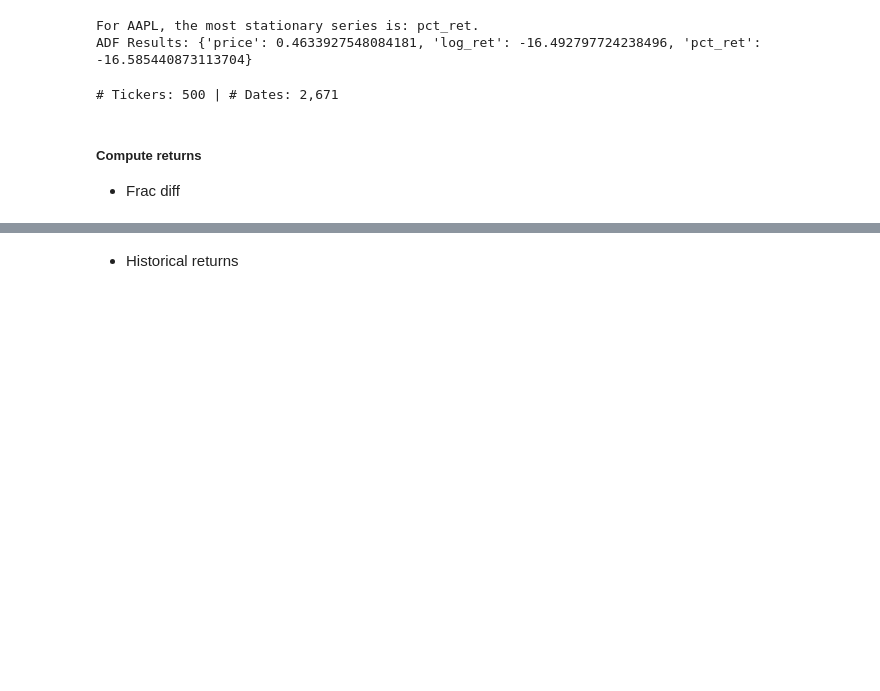
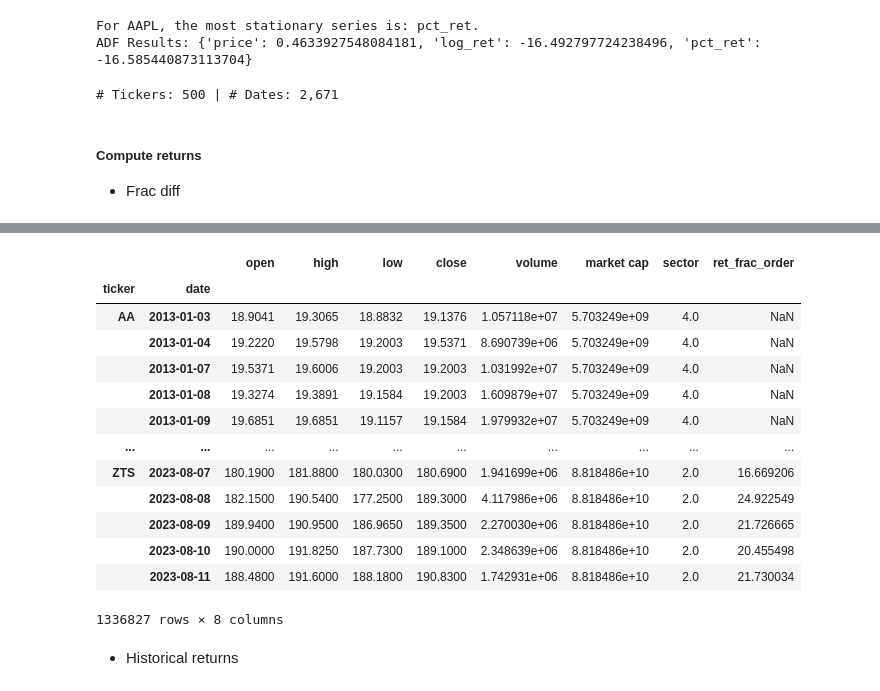
Before and after one commit to skhan61/QuantProject, a Jupyter notebook: 01_sample_selection.ipynb, the cells around one changed output, grey strips where cells are left out. Drawn from its saved outputs; the diff is of its cells as text; code cells hidden in the pictures; blank space fills up the shorter version.

```diff
--- a/01_sample_selection.ipynb
+++ b/01_sample_selection.ipynb
@@ -269,3 +240,63 @@ ModuleNotFoundError: No module named 'fracdiff'
+# %%
+import numpy as np
+import pandas as pd
+from tsfracdiff import FractionalDifferentiator
+
+def process_tickers(df, num_tickers=None):
+    processed_dfs = []
+
+    # If num_tickers is not provided, process all tickers
+    if num_tickers is None:
+        ticker_groups = list(df.groupby(level=0))
+    else:
+        ticker_groups = list(df.groupby(level=0))[:num_tickers]
+
+    for ticker, group in ticker_groups:
+        group_copy = group.copy()
+
+        # Calculate X_frac
+        frac_diff = FractionalDifferentiator()
+        X_frac = frac_diff.FitTransform(group_copy[['close']])
+
+        # The number of NaN values needed to align X_frac with close
+        nans_needed = len(group_copy) - len(X_frac)
+
+        # Create a NaN series of required length
+        nan_series = pd.Series([np.nan] * nans_needed)
+
+        # Append the NaN series to the start of X_frac
+        X_frac_aligned = nan_series.append(X_frac['close']).reset_index(drop=True)
+
+        # Add the aligned X_frac to the group
+        column_name = f"ret_frac_order"
+        group_copy[column_name] = X_frac_aligned.values
+
+        processed_dfs.append(group_copy)
+
+    # Concatenate all processed dataframes
+    result_df = pd.concat(processed_dfs)
+
+    return result_df
+
+# Process all tickers
+data = process_tickers(data.copy())
+# %%
+data
+# %% [output]
+|  |  | open | high | low | close | volume | market cap | sector | ret_frac_order |
+| ticker | date |  |  |  |  |  |  |  |  |
+| AA | 2013-01-03 | 18.9041 | 19.3065 | 18.8832 | 19.1376 | 1.057118e+07 | 5.703249e+09 | 4.0 | NaN |
+|  | 2013-01-04 | 19.2220 | 19.5798 | 19.2003 | 19.5371 | 8.690739e+06 | 5.703249e+09 | 4.0 | NaN |
+|  | 2013-01-07 | 19.5371 | 19.6006 | 19.2003 | 19.2003 | 1.031992e+07 | 5.703249e+09 | 4.0 | NaN |
+|  | 2013-01-08 | 19.3274 | 19.3891 | 19.1584 | 19.2003 | 1.609879e+07 | 5.703249e+09 | 4.0 | NaN |
+|  | 2013-01-09 | 19.6851 | 19.6851 | 19.1157 | 19.1584 | 1.979932e+07 | 5.703249e+09 | 4.0 | NaN |
+| ... | ... | ... | ... | ... | ... | ... | ... | ... | ... |
+| ZTS | 2023-08-07 | 180.1900 | 181.8800 | 180.0300 | 180.6900 | 1.941699e+06 | 8.818486e+10 | 2.0 | 16.669206 |
+|  | 2023-08-08 | 182.1500 | 190.5400 | 177.2500 | 189.3000 | 4.117986e+06 | 8.818486e+10 | 2.0 | 24.922549 |
+|  | 2023-08-09 | 189.9400 | 190.9500 | 186.9650 | 189.3500 | 2.270030e+06 | 8.818486e+10 | 2.0 | 21.726665 |
+|  | 2023-08-10 | 190.0000 | 191.8250 | 187.7300 | 189.1000 | 2.348639e+06 | 8.818486e+10 | 2.0 | 20.455498 |
+|  | 2023-08-11 | 188.4800 | 191.6000 | 188.1800 | 190.8300 | 1.742931e+06 | 8.818486e+10 | 2.0 | 21.730034 |
+1336827 rows × 8 columns
 # %% [markdown]
 - Historical returns
 # %%
```
Also changed, not shown: parts of 7 cells of this notebook, 1 other file.
